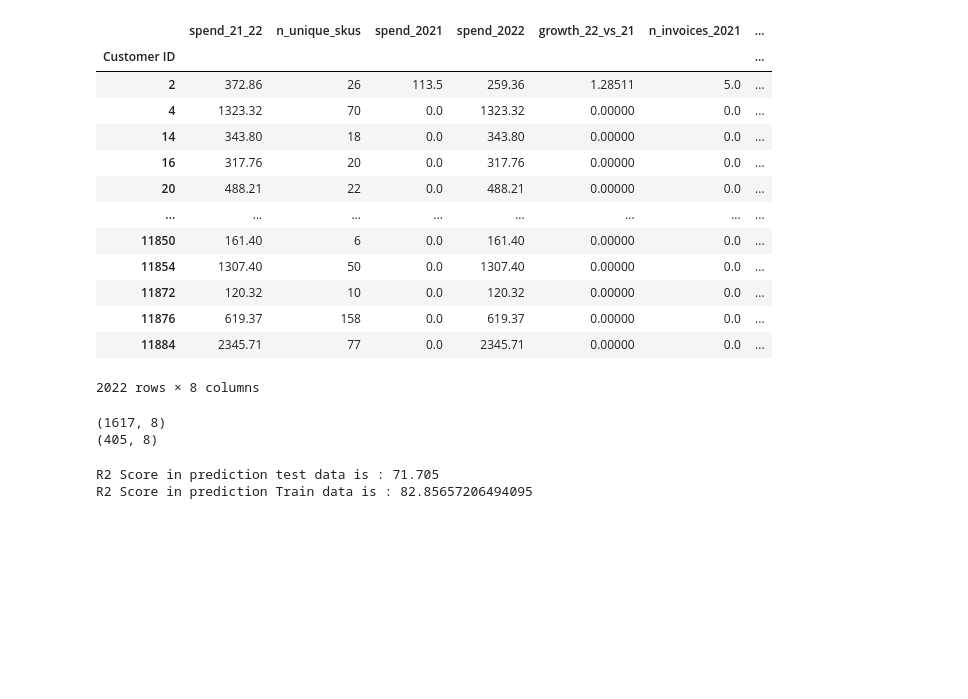
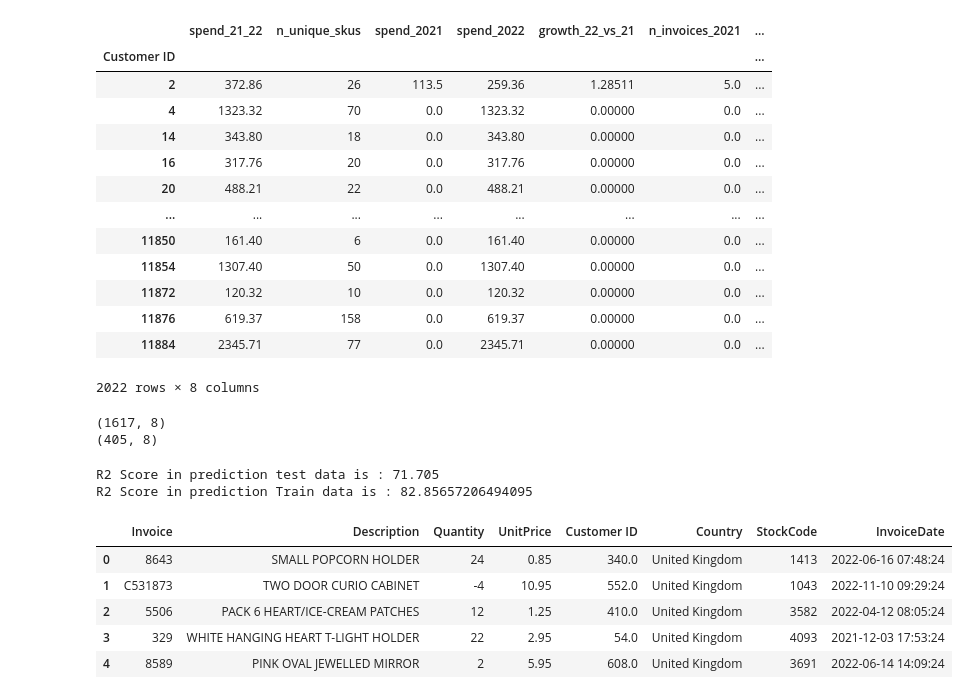
Before and after one commit to Mo-sharifi/retail-2023-spend-prediction, a Jupyter notebook: main.ipynb, the cells around one changed output. Drawn from its saved outputs; the diff is of its cells as text; code cells hidden in the pictures; blank space fills up the shorter version.

```diff
--- a/main.ipynb
+++ b/main.ipynb
@@ -328,3 +328,13 @@ print(f"R2 Score in prediction Train data is : {r2_score(y_pred=y_pred_train, y_
 # %% [output]
 R2 Score in prediction test data is : 71.705
 R2 Score in prediction Train data is : 82.85657206494095
+# %%
+df_test = pd.read_csv("./data/test_data.csv")
+df_test.head()
+# %% [output]
+|  | Invoice | Description | Quantity | UnitPrice | Customer ID | Country | StockCode | InvoiceDate |
+| 0 | 8643 | SMALL POPCORN HOLDER | 24 | 0.85 | 340.0 | United Kingdom | 1413 | 2022-06-16 07:48:24 |
+| 1 | C531873 | TWO DOOR CURIO CABINET | -4 | 10.95 | 552.0 | United Kingdom | 1043 | 2022-11-10 09:29:24 |
+| 2 | 5506 | PACK 6 HEART/ICE-CREAM PATCHES | 12 | 1.25 | 410.0 | United Kingdom | 3582 | 2022-04-12 08:05:24 |
+| 3 | 329 | WHITE HANGING HEART T-LIGHT HOLDER | 22 | 2.95 | 54.0 | United Kingdom | 4093 | 2021-12-03 17:53:24 |
+| 4 | 8589 | PINK OVAL JEWELLED MIRROR | 2 | 5.95 | 608.0 | United Kingdom | 3691 | 2022-06-14 14:09:24 |
```
Also changed, not shown: parts of 6 cells of this notebook.
